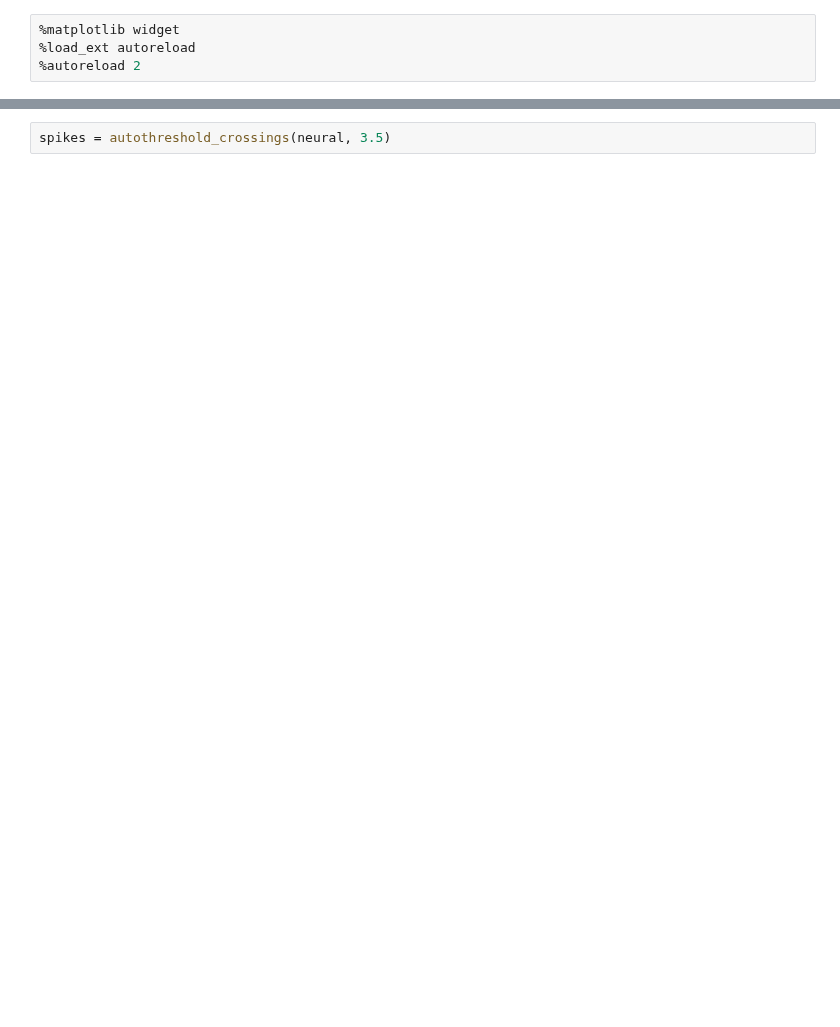
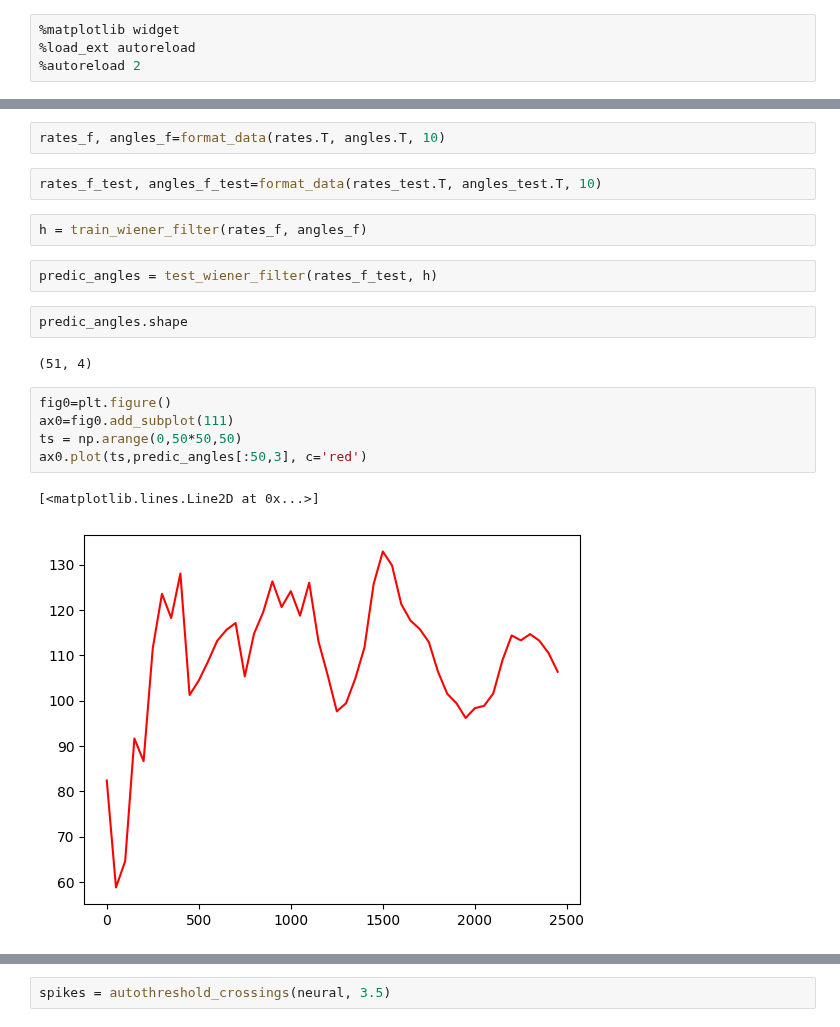
Before and after one commit to dbasrai/rat-fes, a Jupyter notebook: scripts/cortical.ipynb, the cells around one changed output, grey strips where cells are left out. Cells and saved outputs as stored; diff of their text form; blank space fills up the shorter version.

```diff
--- a/scripts/cortical.ipynb
+++ b/scripts/cortical.ipynb
@@ -27,0 +33,20 @@ neural = remove_artifacts(tdt_data['neural'], fs, ts)
+# %%
+rates_f, angles_f=format_data(rates.T, angles.T, 10)
+# %%
+rates_f_test, angles_f_test=format_data(rates_test.T, angles_test.T, 10)
+# %%
+h = train_wiener_filter(rates_f, angles_f)
+# %%
+predic_angles = test_wiener_filter(rates_f_test, h)
+# %%
+predic_angles.shape
+# %% [output]
+(51, 4)
+# %%
+fig0=plt.figure()
+ax0=fig0.add_subplot(111)
+ts = np.arange(0,50*50,50)
+ax0.plot(ts,predic_angles[:50,3], c='red')
+# %% [output]
+[<matplotlib.lines.Line2D at 0x...>]
+[figure, added]
```
Also changed, not shown: parts of 91 cells of this notebook, 35 other files.
